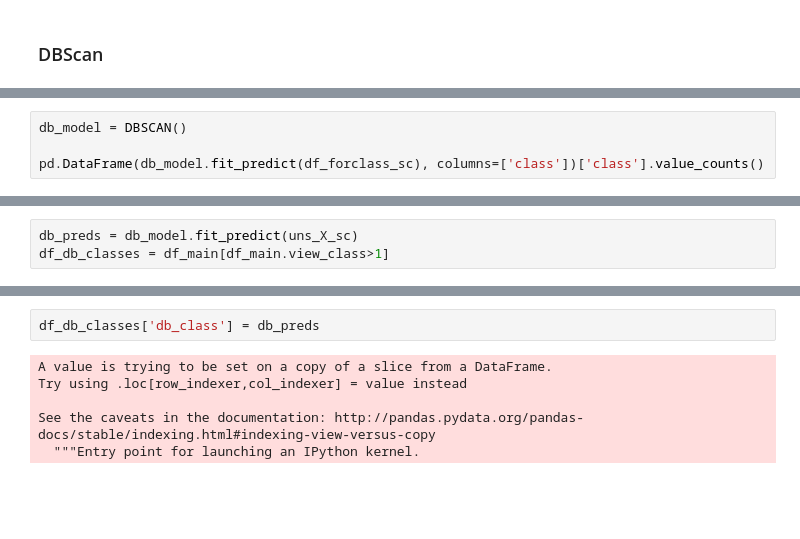
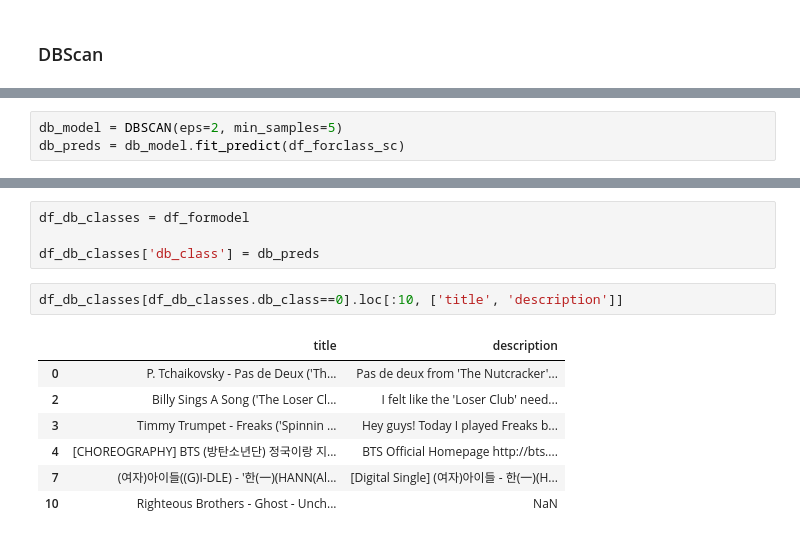
Before and after one commit to conorbarryhoke/Capstone, a Jupyter notebook: Classification_Engagement.ipynb, the cells around one changed output, grey strips where cells are left out. Drawn from its saved outputs; the diff is of its cells as text; blank space fills up the shorter version.

```diff
--- a/Classification_Engagement.ipynb
+++ b/Classification_Engagement.ipynb
@@ -233,4 +415,3 @@ df_formodel.loc[:, genre_list_str+['k_class', 'lv_ratio']].groupby('k_class').su
 # %%
-db_model = DBSCAN()
-
-pd.DataFrame(db_model.fit_predict(df_forclass_sc), columns=['class'])['class'].value_counts()
+db_model = DBSCAN(eps=2, min_samples=5)
+db_preds = db_model.fit_predict(df_forclass_sc)
@@ -255,3 +417,0 @@ Name: class, dtype: int64
-# %%
-db_preds = db_model.fit_predict(uns_X_sc)
-df_db_classes = df_main[df_main.view_class>1]
@@ -258,8 +438,14 @@ df_db_classes = df_main[df_main.view_class>1]
 # %%
+df_db_classes = df_formodel
+
 df_db_classes['db_class'] = db_preds
-# %% [output]
-A value is trying to be set on a copy of a slice from a DataFrame.
-Try using .loc[row_indexer,col_indexer] = value instead
-
-See the caveats in the documentation: http://pandas.pydata.org/pandas-docs/stable/indexing.html#indexing-view-versus-copy
-  """Entry point for launching an IPython kernel.
+# %%
+df_db_classes[df_db_classes.db_class==0].loc[:10, ['title', 'description']]
+# %% [output]
+|  | title | description |
+| 0 | P. Tchaikovsky - Pas de Deux ('Th... | Pas de deux from 'The Nutcracker'... |
+| 2 | Billy Sings A Song ('The Loser Cl... | I felt like the 'Loser Club' need... |
+| 3 | Timmy Trumpet - Freaks ('Spinnin ... | Hey guys! Today I played Freaks b... |
+| 4 | [CHOREOGRAPHY] BTS (방탄소년단) 정국이랑 지... | BTS Official Homepage http://bts.... |
+| 7 | (여자)아이들((G)I-DLE) - '한(一)(HANN(Al... | [Digital Single] (여자)아이들 - 한(一)(H... |
+| 10 | Righteous Brothers - Ghost - Unch... | NaN |
```
Also changed, not shown: parts of 37 cells of this notebook, 29 other files.
